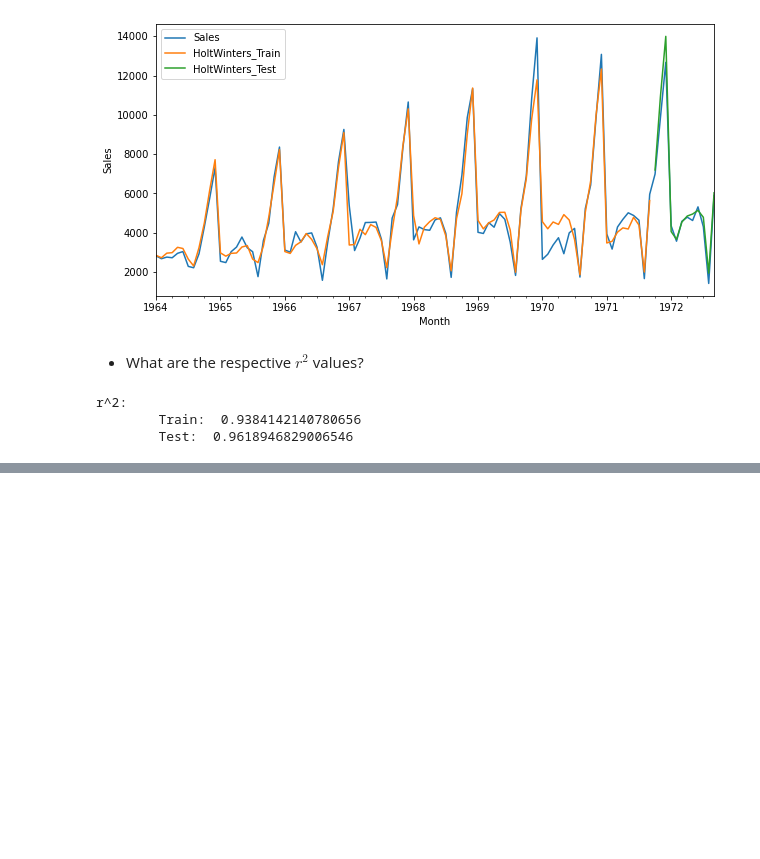
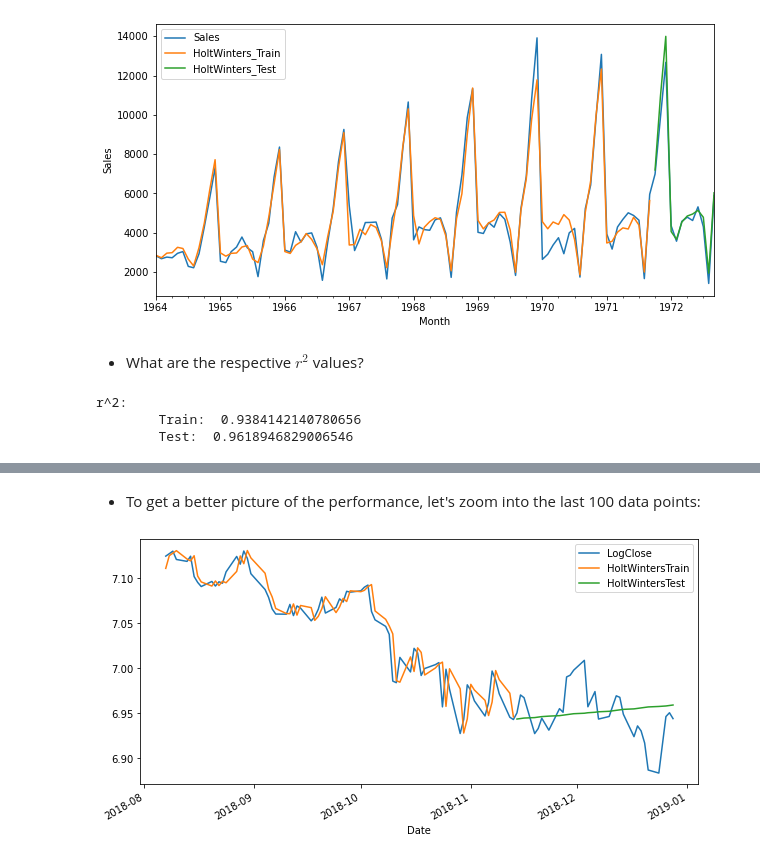
Before and after one commit to les67/TimeSeriesAnalysis_Udemy, a Jupyter notebook: 4_exponential_smoothing.ipynb, the cells around one changed output, grey strips where cells are left out. Saved outputs shown, nothing was run; the diff lists cells and outputs as text; code cells hidden in the pictures; blank space fills up the shorter version.

```diff
--- a/4_exponential_smoothing.ipynb
+++ b/4_exponential_smoothing.ipynb
@@ -727,0 +798,6 @@ r^2:
+# %% [markdown]
+- To get a better picture of the performance, let's zoom into the last 100 data points:
+# %%
+goog.iloc[-100:][['LogClose','HoltWintersTrain','HoltWintersTest']].plot(figsize=(10,5));
+# %% [output]
+[figure, added]
```
Also changed, not shown: parts of 16 cells of this notebook.
